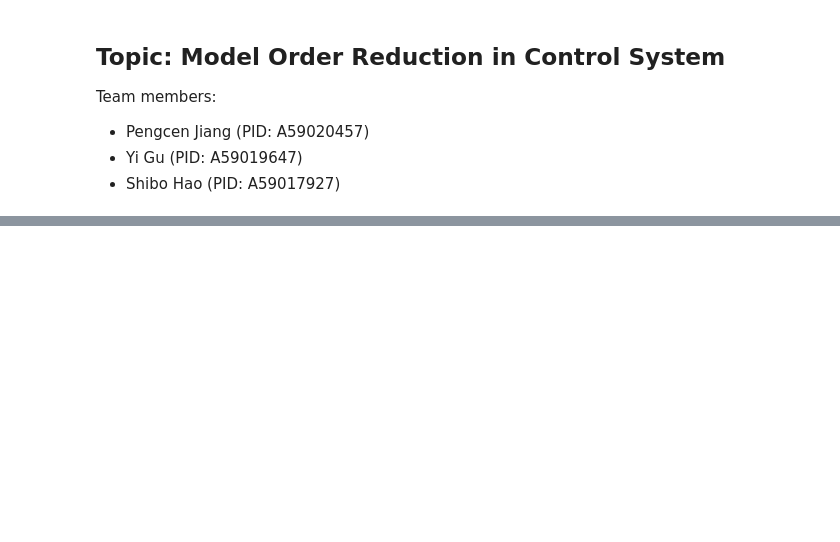
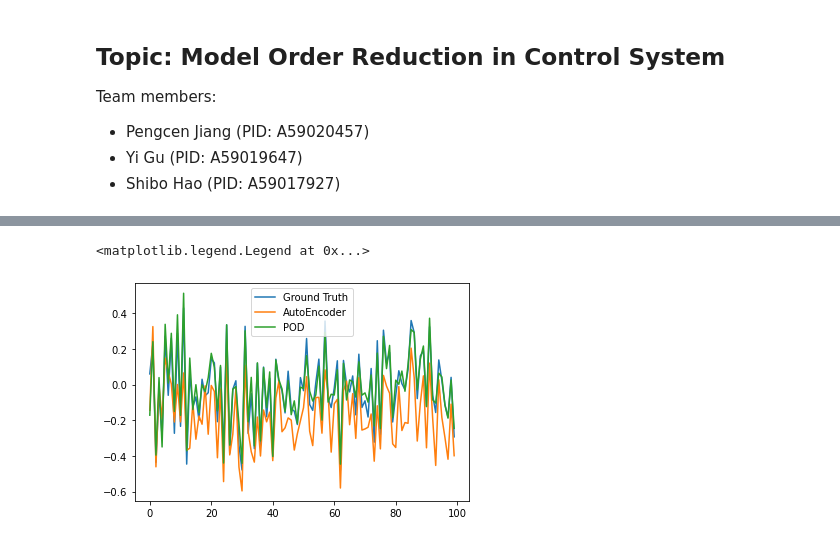
Before and after one commit to pc-Jiang/MOR_in_control_system, a Jupyter notebook: MOR_in_control_system.ipynb, the cells around one changed output, grey strips where cells are left out. Saved outputs shown, nothing was run; the diff lists cells and outputs as text; code cells hidden in the pictures; blank space fills up the shorter version.

```diff
--- a/MOR_in_control_system.ipynb
+++ b/MOR_in_control_system.ipynb
@@ -179,0 +100,40 @@ x_br, y_br = original_sys.gen(x0, u, time_steps)
+# %%
+u_test = np.random.randn(dim_u, time_steps)
+true_x = np.random.randn(dim_x)
+# %%
+def get_test_sets(x0, u_test, original_sys, time_steps):
+    true_xs, true_ys = [], []
+    true_x = x0
+    for i in range(time_steps):
+        true_x, true_y = original_sys.step(true_x, u_test[:, i])
+        true_ys.append(true_y[0])
+        true_xs.append(true_x)
+    true_xs = np.stack(true_xs).T
+    true_ys = np.array(true_ys)
+    return true_xs, true_ys
+
+
+def get_test_predict(x0, u_test, reduction_sys, time_steps):
+    new_x = reduction_sys.compress(x0)
+    pred_xs, pred_ys = [], []
+    for i in range(time_steps):
+        new_x, new_y = reduction_sys.step(new_x, u_test[:, i])
+        # print(true_y.shape, new_y.shape)
+        pred_ys.append(new_y[0])
+        pred_xs.append(reduction_sys.decompress(new_x))
+    pred_xs = np.stack(pred_xs).T
+    pred_ys = np.array(pred_ys)
+    return pred_xs, pred_ys
+# %%
+true_xs, true_ys = get_test_sets(true_x, u_test, original_sys, time_steps)
+# %%
+ae_xs, ae_ys = get_test_predict(true_x, u_test, ae_sys, time_steps)
+pod_xs, pod_ys = get_test_predict(true_x, u_test, pod_sys, time_steps)
+# %%
+plt.plot(true_ys[:100], label="Ground Truth")
+plt.plot(ae_ys[:100], label="AutoEncoder")
+plt.plot(pod_ys[:100], label="POD")
+plt.legend()
+# %% [output]
+<matplotlib.legend.Legend at 0x...>
+[figure, added]
```
Also changed, not shown: parts of 52 cells of this notebook, 4 other files.
